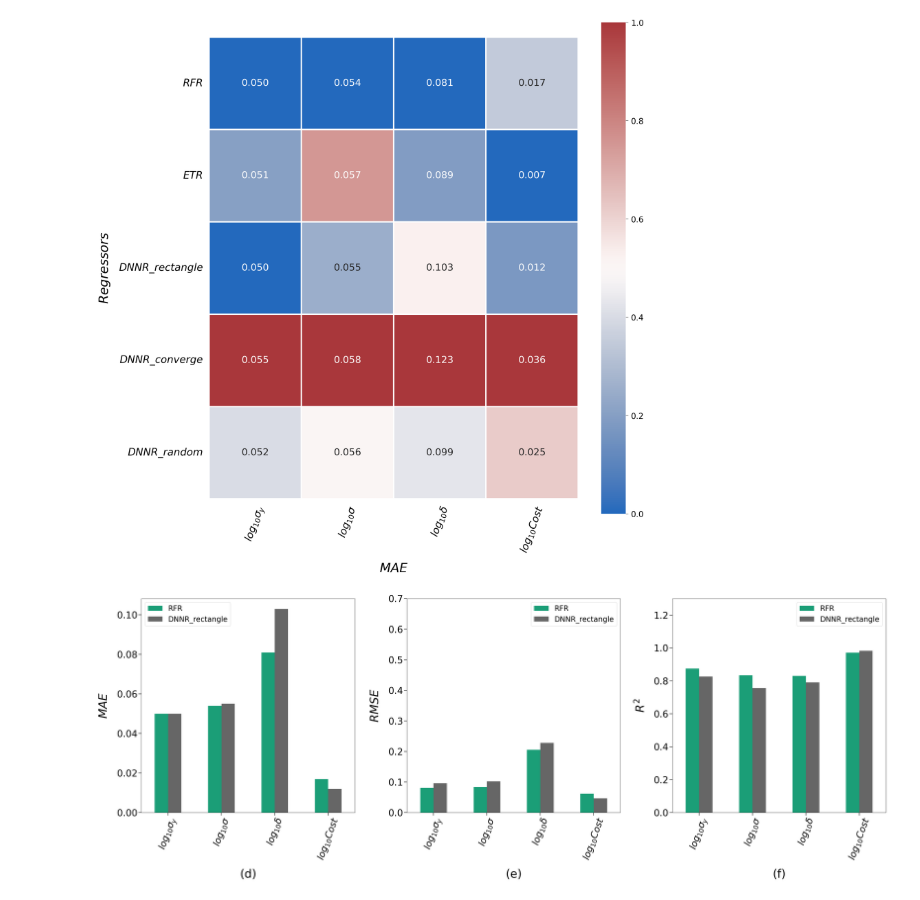
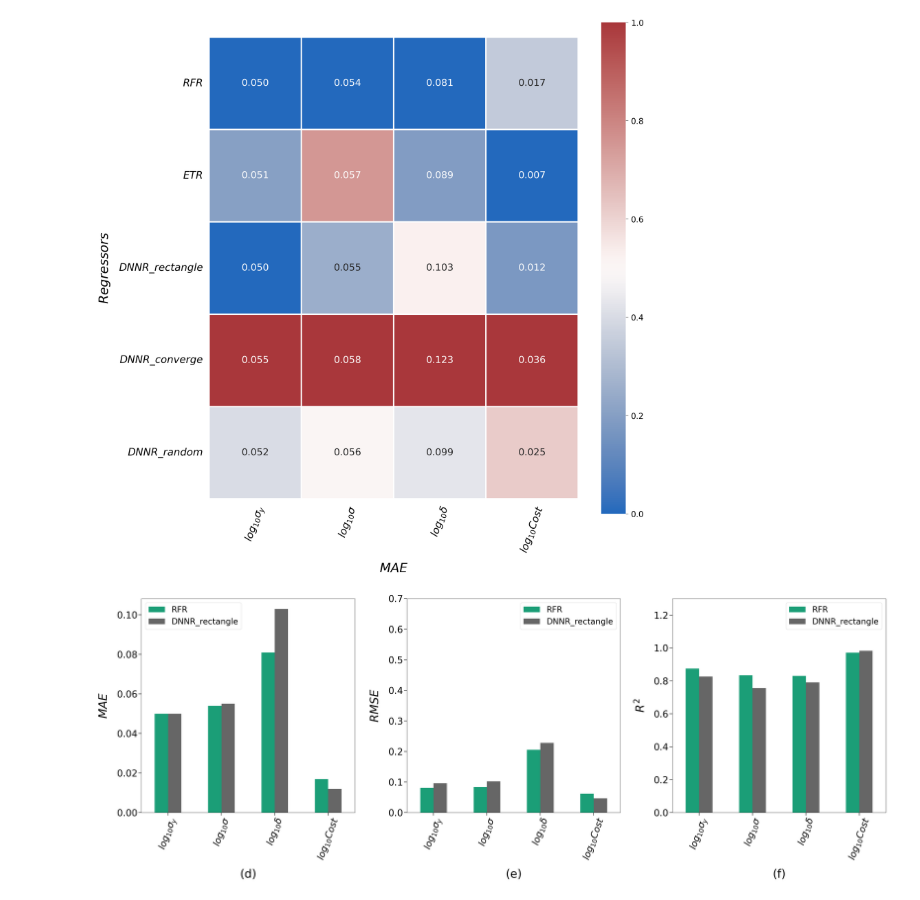
Before and after one commit to Shakti-95/Data-and-Codes-for-Integrated-Design-Framework-for-Titanium-Aluminides-Through-Interpretable-ML, a Jupyter notebook: 3-Multi-property ML and BO/2-MPR_Results.ipynb, the cells around one changed output. Cells and saved outputs as stored; diff of their text form; code cells hidden in the pictures.

Commit message:
Updated plot

```diff
--- a/3-Multi-property ML and BO/2-MPR_Results.ipynb
+++ b/3-Multi-property ML and BO/2-MPR_Results.ipynb
@@ -106,36 +106,36 @@ figure4, ax = plt.subplots(1, 3, figsize=(39, 15))
 
 ax[0] = mae_df.plot(kind="bar", ax=ax[0], colormap='Dark2')
 ax[0].tick_params(length=10, width=1.5)
 ax[0].set_ylabel(r'$MAE$', fontsize = 40, labelpad=25)
 ax[0].set_xlabel('(d)', fontsize = 40, labelpad=25)
 ax[0].set_xticklabels(xtl, rotation=70)
-ax[0].legend(fontsize="25")
+ax[0].legend(fontsize=28)
 for label in (ax[0].get_xticklabels() + ax[0].get_yticklabels()):
     label.set_fontsize(32)
 
 ax[1] = rmse_df.plot(kind="bar", ax=ax[1], colormap='Dark2')
 ax[1].tick_params(length=10, width=1.5)
 ax[1].set_ylim([0.0,0.7])
 ax[1].set_ylabel(r'$RMSE$', fontsize = 40, labelpad=25)
 ax[1].set_xlabel('(e)', fontsize = 40, labelpad=25)
 ax[1].set_xticklabels(xtl, rotation=70)
-ax[1].legend(fontsize="25")
+ax[1].legend(fontsize=28)
 for label in (ax[1].get_xticklabels() + ax[1].get_yticklabels()):
     label.set_fontsize(32)
 
 ax[2] = r2_df.plot(kind="bar", ax=ax[2], colormap='Dark2')
 ax[2].tick_params(length=10, width=1.5)
 ax[2].set_ylim([0.0,1.3])
 ax[2].set_ylabel(r'$R^2$', fontsize = 40, labelpad=25)
 ax[2].set_xlabel('(f)', fontsize = 40, labelpad=25)
 ax[2].set_xticklabels(xtl, rotation=70)
-ax[2].legend(fontsize="25")
+ax[2].legend(fontsize=28)
 for label in (ax[2].get_xticklabels() + ax[2].get_yticklabels()):
     label.set_fontsize(32)
 
 plt.tight_layout(pad=5)
 plt.show()
 # %% [output]
-[figure, old version]
+[figure, new version]
 # %%
 figure4.savefig('Plots/MPR RF-DNNrect Results comparison.jpg',dpi=600)
```
Also changed, not shown: 1 other file.
